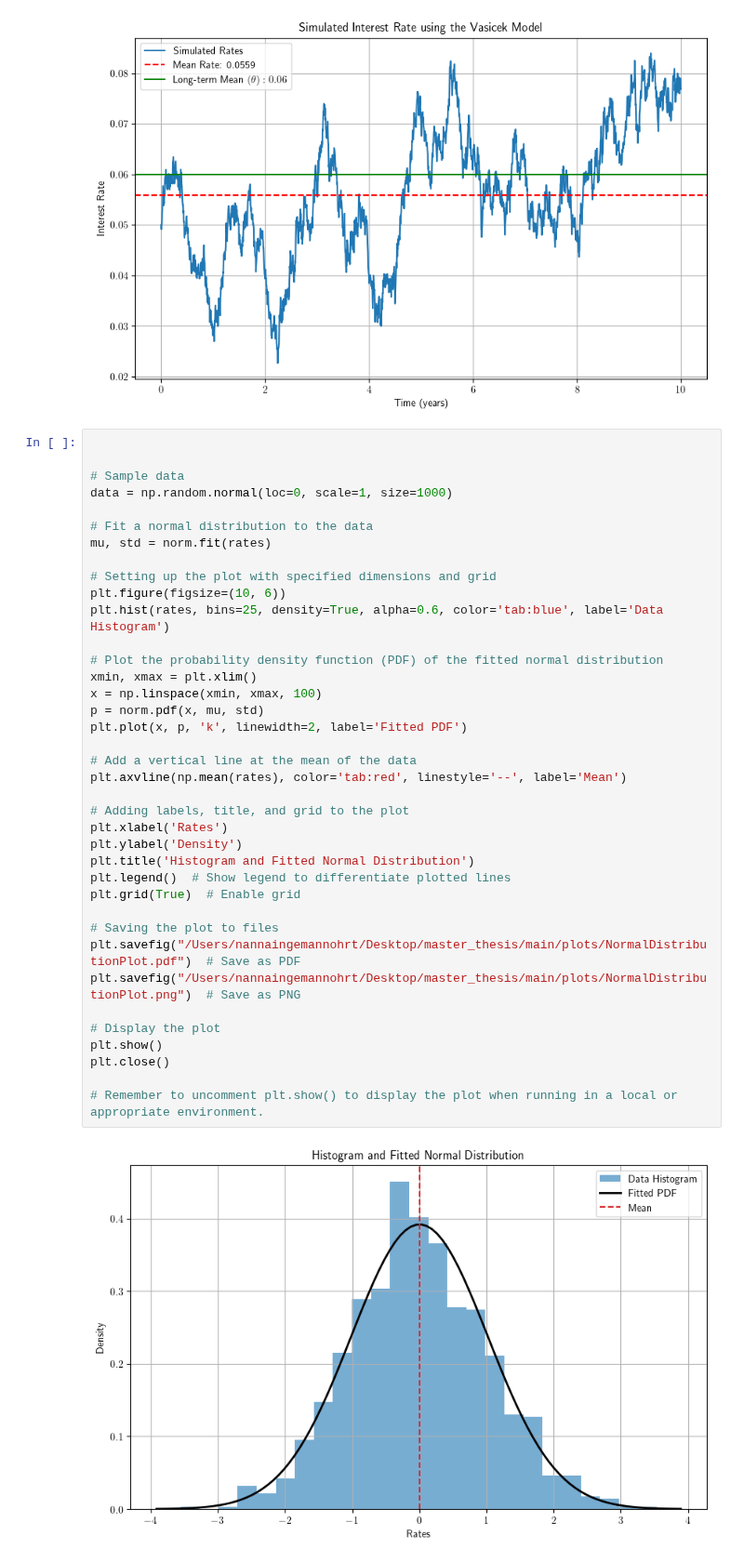
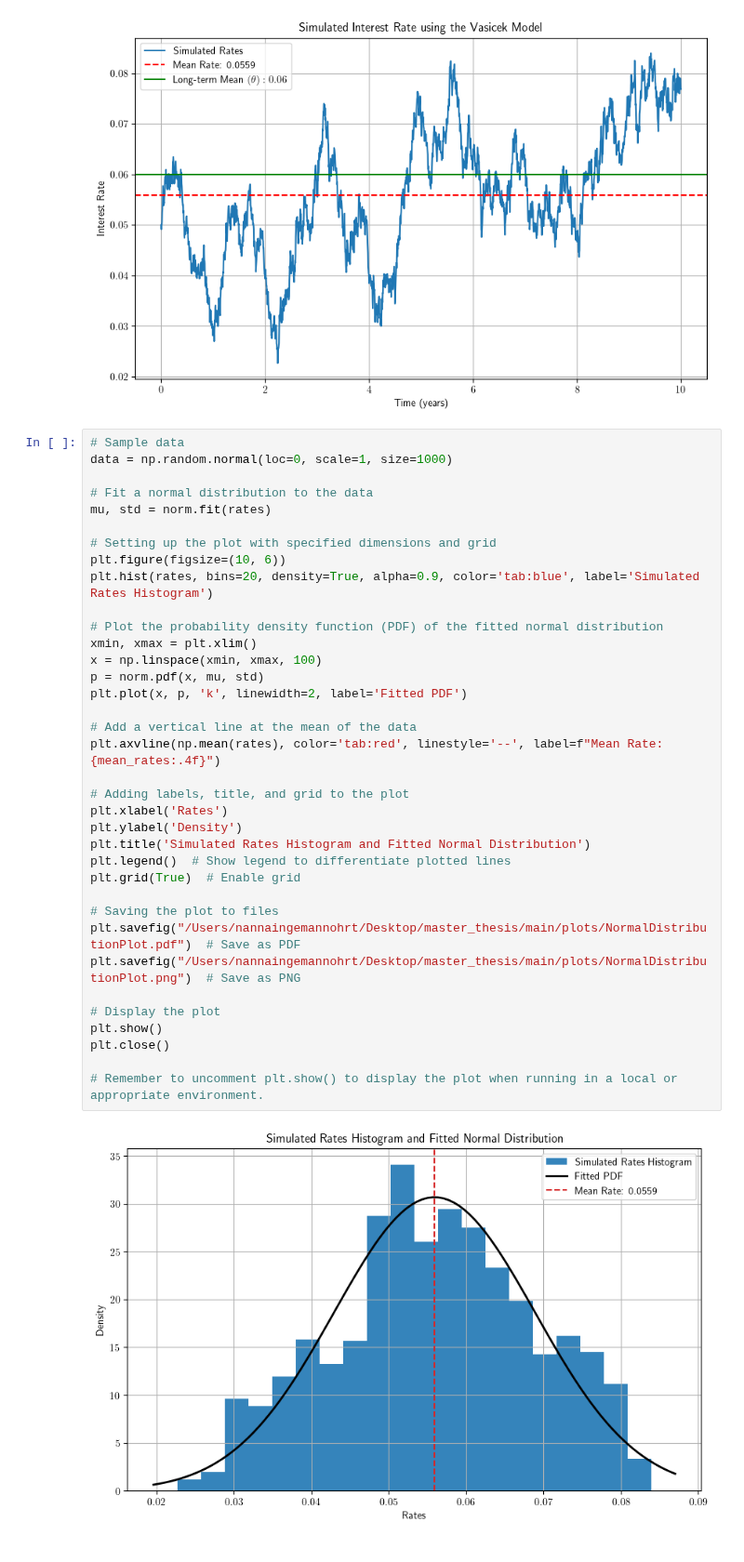
Before and after one commit to NannaOhrt/master_thesis, a Jupyter notebook: main/code/vasicek_short_rate.ipynb, the cells around one changed output. Shown at 93% size. Saved outputs shown, nothing was run; the diff lists cells and outputs as text.

Commit message:
hist change

```diff
--- a/main/code/vasicek_short_rate.ipynb
+++ b/main/code/vasicek_short_rate.ipynb
@@ -65,42 +65,40 @@ plt.close()
 # %% [output]
 [figure]
 # %%
-
-
 # Sample data
 data = np.random.normal(loc=0, scale=1, size=1000)
 
 # Fit a normal distribution to the data
 mu, std = norm.fit(rates)
 
 # Setting up the plot with specified dimensions and grid
 plt.figure(figsize=(10, 6))
-plt.hist(rates, bins=25, density=True, alpha=0.6, color='tab:blue', label='Data Histogram')
+plt.hist(rates, bins=20, density=True, alpha=0.9, color='tab:blue', label='Simulated Rates Histogram')
 
 # Plot the probability density function (PDF) of the fitted normal distribution
 xmin, xmax = plt.xlim()
 x = np.linspace(xmin, xmax, 100)
 p = norm.pdf(x, mu, std)
 plt.plot(x, p, 'k', linewidth=2, label='Fitted PDF')
 
 # Add a vertical line at the mean of the data
-plt.axvline(np.mean(rates), color='tab:red', linestyle='--', label='Mean')
+plt.axvline(np.mean(rates), color='tab:red', linestyle='--', label=f"Mean Rate: {mean_rates:.4f}")
 
 # Adding labels, title, and grid to the plot
 plt.xlabel('Rates')
 plt.ylabel('Density')
-plt.title('Histogram and Fitted Normal Distribution')
+plt.title('Simulated Rates Histogram and Fitted Normal Distribution')
 plt.legend()  # Show legend to differentiate plotted lines
 plt.grid(True)  # Enable grid
 
 # Saving the plot to files
 plt.savefig("/Users/nannaingemannohrt/Desktop/master_thesis/main/plots/NormalDistributionPlot.pdf")  # Save as PDF
 plt.savefig("/Users/nannaingemannohrt/Desktop/master_thesis/main/plots/NormalDistributionPlot.png")  # Save as PNG
 
 # Display the plot
 plt.show()
 plt.close()
 
 # Remember to uncomment plt.show() to display the plot when running in a local or appropriate environment.
 # %% [output]
-[figure, old version]
+[figure, new version]
```
Also changed, not shown: 4 other files.
